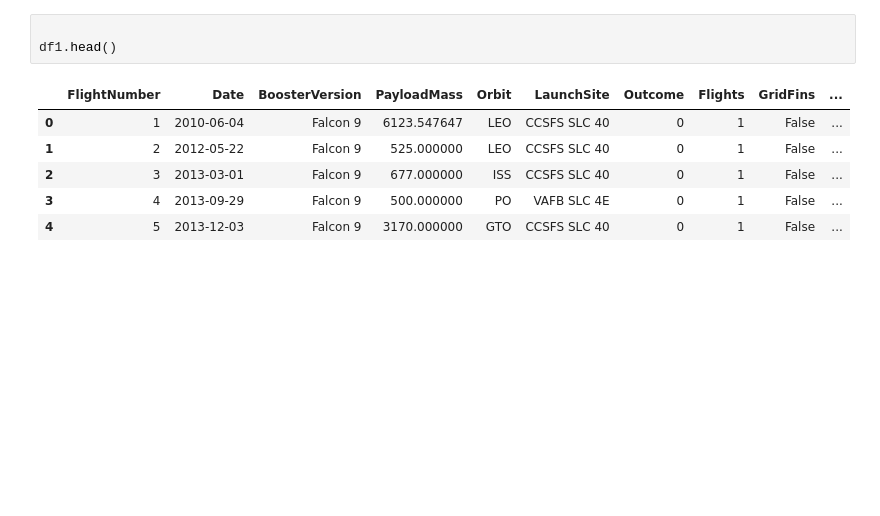
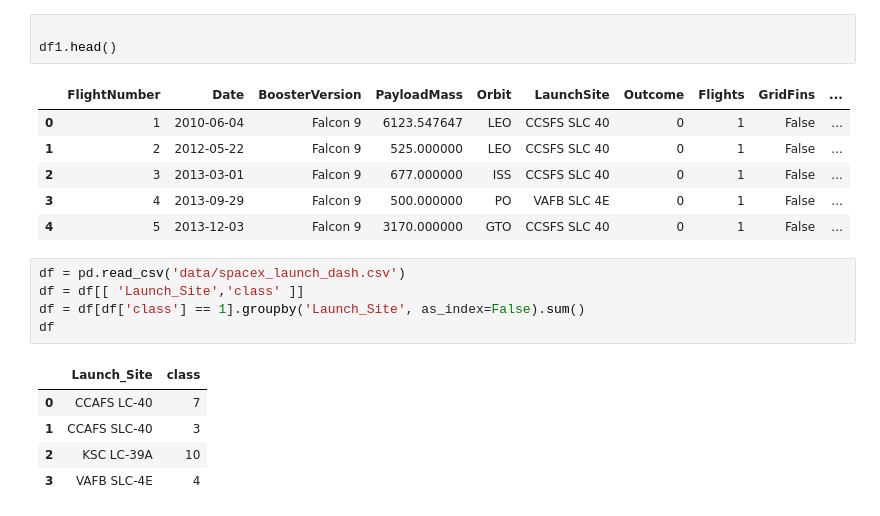
Before and after one commit to cmoleka/ds-project, a Jupyter notebook: project.ipynb, the cells around one changed output. Saved outputs shown, nothing was run; the diff lists cells and outputs as text; blank space fills up the shorter version.

```diff
--- a/project.ipynb
+++ b/project.ipynb
@@ -28,3 +28,14 @@ df1.head()
 | 2 | 3 | 2013-03-01 | Falcon 9 | 677.000000 | ISS | CCSFS SLC 40 | 0 | 1 | False | ... |
 | 3 | 4 | 2013-09-29 | Falcon 9 | 500.000000 | PO | VAFB SLC 4E | 0 | 1 | False | ... |
 | 4 | 5 | 2013-12-03 | Falcon 9 | 3170.000000 | GTO | CCSFS SLC 40 | 0 | 1 | False | ... |
+# %%
+df = pd.read_csv('data/spacex_launch_dash.csv')
+df = df[[ 'Launch_Site','class' ]]
+df = df[df['class'] == 1].groupby('Launch_Site', as_index=False).sum()
+df
+# %% [output]
+|  | Launch_Site | class |
+| 0 | CCAFS LC-40 | 7 |
+| 1 | CCAFS SLC-40 | 3 |
+| 2 | KSC LC-39A | 10 |
+| 3 | VAFB SLC-4E | 4 |
```
Also changed, not shown: 3 other files.
